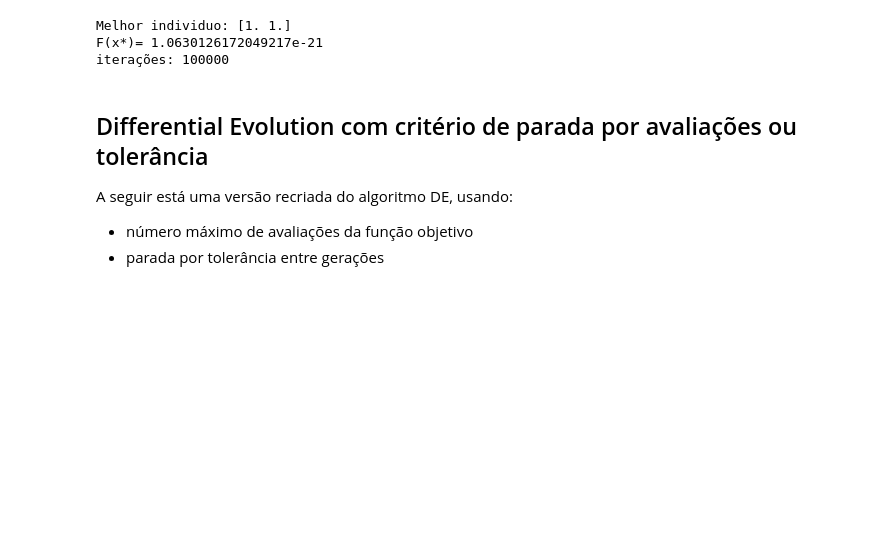
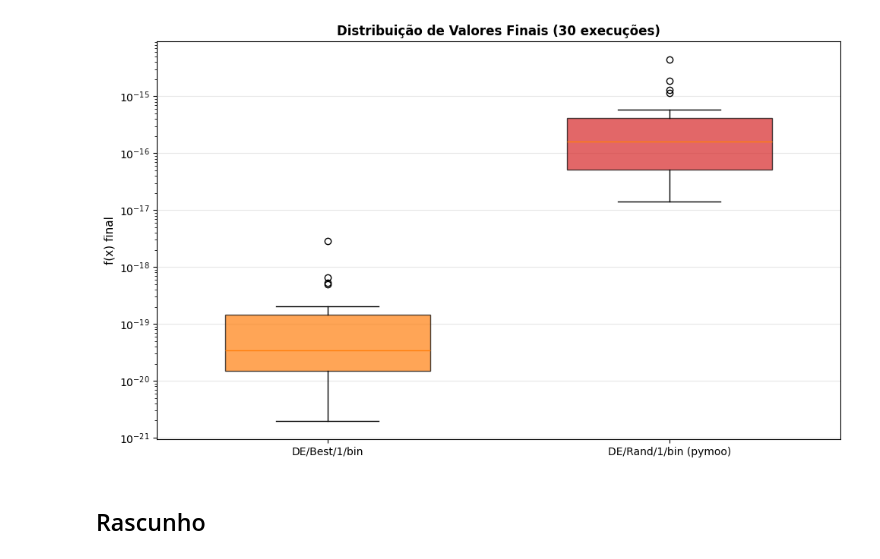
Before and after one commit to DaviMattos14/obsidian_notebook, a Jupyter notebook: Otimização com Metaheurísticas/Tarefa 4/Algoritmo_Evolutivo.ipynb, the cells around one changed output. Cells and saved outputs as stored; diff of their text form; code cells hidden in the pictures; blank space fills up the shorter version.

```diff
--- a/Otimização com Metaheurísticas/Tarefa 4/Algoritmo_Evolutivo.ipynb
+++ b/Otimização com Metaheurísticas/Tarefa 4/Algoritmo_Evolutivo.ipynb
@@ -94,0 +423,16 @@ array([[ 0.61810178,  9.2607146 ],
+# %%
+dados_boxplot = [hist[:, -1] for _, (_, _, hist) in estrategias.items()]
+fig, ax = plt.subplots(figsize=(10, 6))
+bp = ax.boxplot(dados_boxplot, tick_labels=list(estrategias.keys()), patch_artist=True)
+
+for patch, cor in zip(bp['boxes'], cores):
+    patch.set_facecolor(cor)
+    patch.set_alpha(0.7)
+
+ax.set_yscale('log')
+ax.set_ylabel('f(x) final', fontsize=11)
+ax.set_title('Distribuição de Valores Finais (30 execuções, mesma etapa)', fontsize=12, fontweight='bold')
+ax.grid(True, alpha=0.3, axis='y')
+plt.xticks(rotation=15, ha='right')
+plt.tight_layout()
+plt.show()
@@ -95 +562,33 @@ array([[ 0.61810178,  9.2607146 ],
+# %%
+from matplotlib import pyplot as plt
+
+# Preparar dados para boxplot - usar os valores finais de cada execução
+dados_boxplot_best1 = historico_best1[:, -1]
+dados_boxplot_pymoo = historico_de_rand1[:, -1]
+
+fig, ax = plt.subplots(figsize=(10, 6))
+
+# Criar boxplot
+bp = ax.boxplot([dados_boxplot_best1, dados_boxplot_pymoo],
+                 tick_labels=['DE/Best/1/bin', 'DE/Rand/1/bin (pymoo)'],
+                 patch_artist=True,
+                 widths=0.6)
+
+# Colorir as caixas
+for patch, cor in zip(bp['boxes'], [cores[2], cores[4]]):
+    patch.set_facecolor(cor)
+    patch.set_alpha(0.7)
+
+# Customizar o gráfico
+ax.set_yscale('log')
+ax.set_ylabel('f(x) final', fontsize=11)
+ax.set_title('Distribuição de Valores Finais (30 execuções)', fontsize=12, fontweight='bold')
+ax.grid(True, alpha=0.3, axis='y')
+
+plt.tight_layout()
+plt.show()
+# %% [output]
+[figure, added]
+# %% [markdown]
+## Rascunho
 # %%
@@ -117,12 +623,0 @@ def algoritmo_evolutivo(problema=rosenbrock, dimensao=2, n_individuos=100, inter
-# %%
-algoritmo_evolutivo(dimensao=2)
-# %% [output]
-Melhor individuo: [1. 1.]
-F(x*)= 1.0630126172049217e-21
-iterações: 100000
-# %% [markdown]
-## Differential Evolution com critério de parada por avaliações ou tolerância
-
-A seguir está uma versão recriada do algoritmo DE, usando:
-- número máximo de avaliações da função objetivo
-- parada por tolerância entre gerações
```
Also changed, not shown: parts of 36 cells of this notebook, 27 other files.
